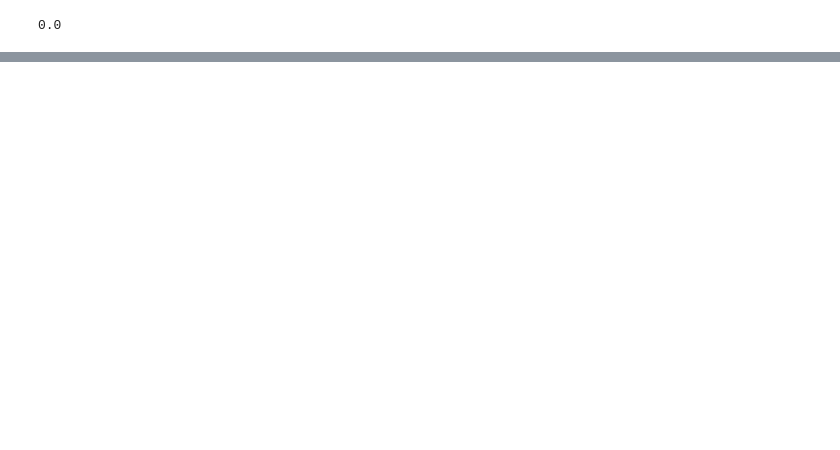
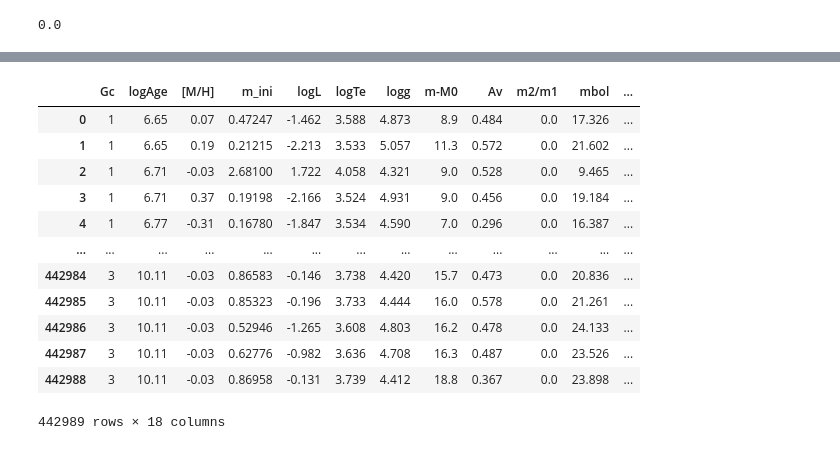
Before and after one commit to ageller/EB-LSST, a Jupyter notebook: testing/eclipseDepth/eccEclipseCheck.ipynb, the cells around one changed output, grey strips where cells are left out. Saved outputs shown, nothing was run; the diff lists cells and outputs as text; code cells hidden in the pictures; blank space fills up the shorter version.

```diff
--- a/testing/eclipseDepth/eccEclipseCheck.ipynb
+++ b/testing/eclipseDepth/eccEclipseCheck.ipynb
@@ -121,0 +196,17 @@ ax.scatter(index[ecl],inc[ecl], facecolors='none', edgecolors='black', s=60)
+# %%
+model = pd.read_hdf('/Users/ageller/WORK/LSST/onGitHub/EBLSST/input/TRILEGALmodels/TRILEGAL_model_fID_1.h5')
+model
+# %% [output]
+|  | Gc | logAge | [M/H] | m_ini | logL | logTe | logg | m-M0 | Av | m2/m1 | mbol | ... |
+| 0 | 1 | 6.65 | 0.07 | 0.47247 | -1.462 | 3.588 | 4.873 | 8.9 | 0.484 | 0.0 | 17.326 | ... |
+| 1 | 1 | 6.65 | 0.19 | 0.21215 | -2.213 | 3.533 | 5.057 | 11.3 | 0.572 | 0.0 | 21.602 | ... |
+| 2 | 1 | 6.71 | -0.03 | 2.68100 | 1.722 | 4.058 | 4.321 | 9.0 | 0.528 | 0.0 | 9.465 | ... |
+| 3 | 1 | 6.71 | 0.37 | 0.19198 | -2.166 | 3.524 | 4.931 | 9.0 | 0.456 | 0.0 | 19.184 | ... |
+| 4 | 1 | 6.77 | -0.31 | 0.16780 | -1.847 | 3.534 | 4.590 | 7.0 | 0.296 | 0.0 | 16.387 | ... |
+| ... | ... | ... | ... | ... | ... | ... | ... | ... | ... | ... | ... | ... |
+| 442984 | 3 | 10.11 | -0.03 | 0.86583 | -0.146 | 3.738 | 4.420 | 15.7 | 0.473 | 0.0 | 20.836 | ... |
+| 442985 | 3 | 10.11 | -0.03 | 0.85323 | -0.196 | 3.733 | 4.444 | 16.0 | 0.578 | 0.0 | 21.261 | ... |
+| 442986 | 3 | 10.11 | -0.03 | 0.52946 | -1.265 | 3.608 | 4.803 | 16.2 | 0.478 | 0.0 | 24.133 | ... |
+| 442987 | 3 | 10.11 | -0.03 | 0.62776 | -0.982 | 3.636 | 4.708 | 16.3 | 0.487 | 0.0 | 23.526 | ... |
+| 442988 | 3 | 10.11 | -0.03 | 0.86958 | -0.131 | 3.739 | 4.412 | 18.8 | 0.367 | 0.0 | 23.898 | ... |
+442989 rows × 18 columns
```
Also changed, not shown: parts of 10 cells of this notebook, 1 other file.
